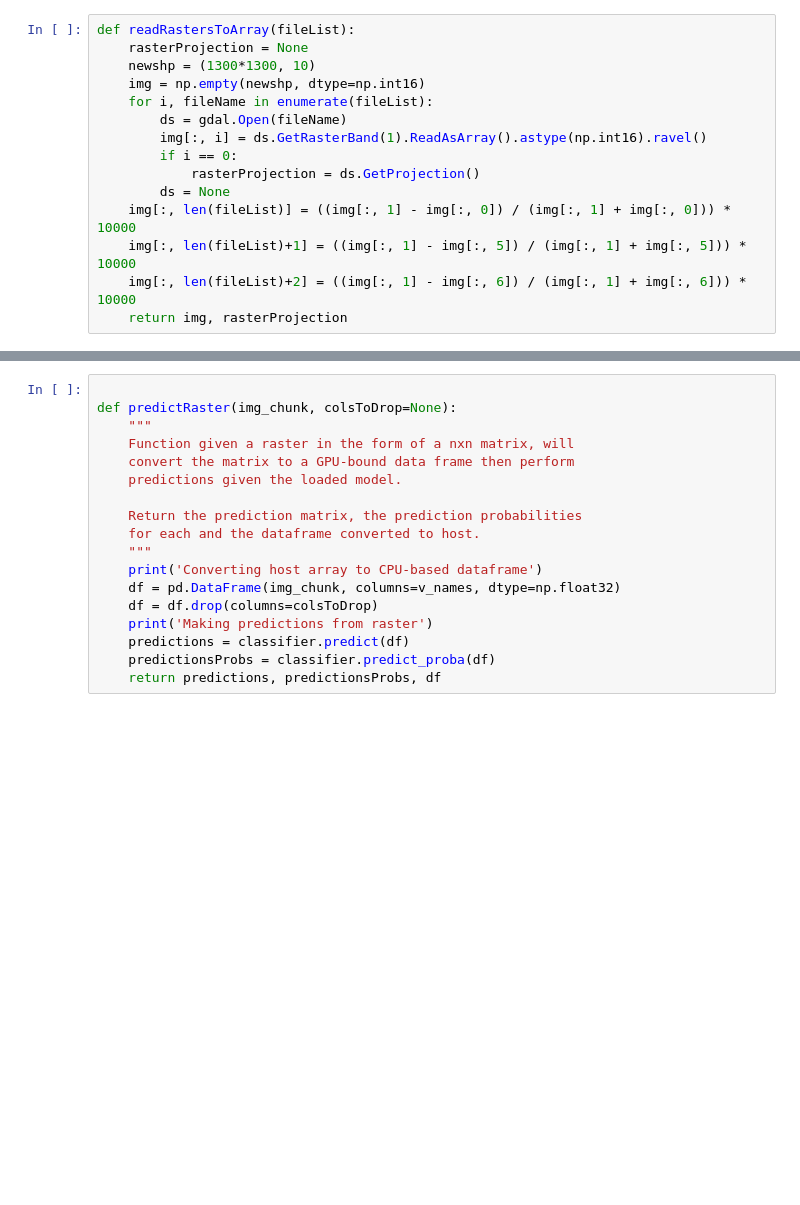
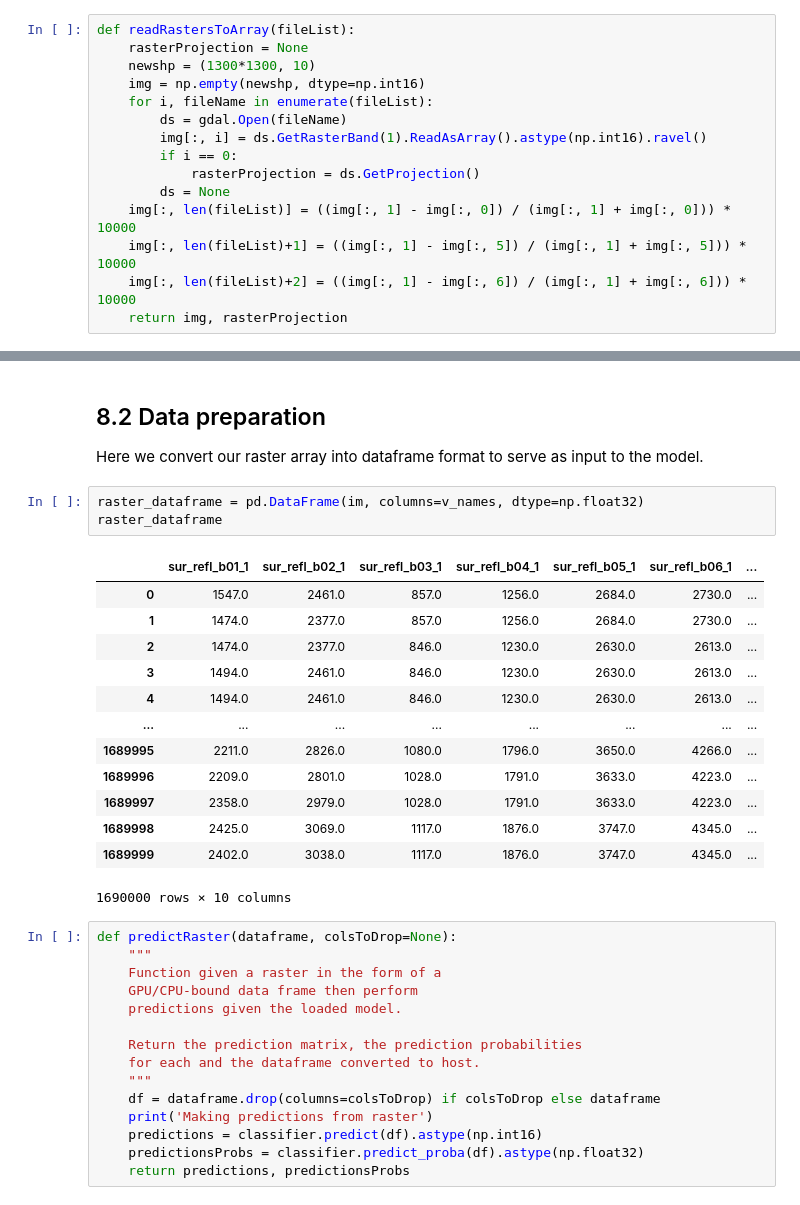
Before and after one commit to NASAARSET/ARSET_ML_Fundamentals, a Jupyter notebook: session3/1-MODIS-Tuning-Session3.ipynb, the cells around one changed output, grey strips where cells are left out. Drawn from its saved outputs; the diff is of its cells as text; blank space fills up the shorter version.

```diff
--- a/session3/1-MODIS-Tuning-Session3.ipynb
+++ b/session3/1-MODIS-Tuning-Session3.ipynb
@@ -353,18 +596,35 @@ print('{} MB size'.format((im.size * im.itemsize) / 1000000))
+# %% [markdown]
+## 8.2 Data preparation
+Here we convert our raster array into dataframe format to serve as input to the model.
+# %%
+raster_dataframe = pd.DataFrame(im, columns=v_names, dtype=np.float32)
+raster_dataframe
+# %% [output]
+|  | sur_refl_b01_1 | sur_refl_b02_1 | sur_refl_b03_1 | sur_refl_b04_1 | sur_refl_b05_1 | sur_refl_b06_1 | ... |
+| 0 | 1547.0 | 2461.0 | 857.0 | 1256.0 | 2684.0 | 2730.0 | ... |
+| 1 | 1474.0 | 2377.0 | 857.0 | 1256.0 | 2684.0 | 2730.0 | ... |
+| 2 | 1474.0 | 2377.0 | 846.0 | 1230.0 | 2630.0 | 2613.0 | ... |
+| 3 | 1494.0 | 2461.0 | 846.0 | 1230.0 | 2630.0 | 2613.0 | ... |
+| 4 | 1494.0 | 2461.0 | 846.0 | 1230.0 | 2630.0 | 2613.0 | ... |
+| ... | ... | ... | ... | ... | ... | ... | ... |
+| 1689995 | 2211.0 | 2826.0 | 1080.0 | 1796.0 | 3650.0 | 4266.0 | ... |
+| 1689996 | 2209.0 | 2801.0 | 1028.0 | 1791.0 | 3633.0 | 4223.0 | ... |
+| 1689997 | 2358.0 | 2979.0 | 1028.0 | 1791.0 | 3633.0 | 4223.0 | ... |
+| 1689998 | 2425.0 | 3069.0 | 1117.0 | 1876.0 | 3747.0 | 4345.0 | ... |
+| 1689999 | 2402.0 | 3038.0 | 1117.0 | 1876.0 | 3747.0 | 4345.0 | ... |
+1690000 rows × 10 columns
 # %%
-
-def predictRaster(img_chunk, colsToDrop=None):
+def predictRaster(dataframe, colsToDrop=None):
     """
-    Function given a raster in the form of a nxn matrix, will
-    convert the matrix to a GPU-bound data frame then perform
+    Function given a raster in the form of a
+    GPU/CPU-bound data frame then perform
     predictions given the loaded model.
 
     Return the prediction matrix, the prediction probabilities
     for each and the dataframe converted to host.
     """
-    print('Converting host array to CPU-based dataframe')
-    df = pd.DataFrame(img_chunk, columns=v_names, dtype=np.float32)
-    df = df.drop(columns=colsToDrop)
+    df = dataframe.drop(columns=colsToDrop) if colsToDrop else dataframe
     print('Making predictions from raster')
-    predictions = classifier.predict(df)
-    predictionsProbs = classifier.predict_proba(df)
-    return predictions, predictionsProbs, df
+    predictions = classifier.predict(df).astype(np.int16)
+    predictionsProbs = classifier.predict_proba(df).astype(np.float32)
+    return predictions, predictionsProbs
```
Also changed, not shown: parts of 78 cells of this notebook, 1 other file.
